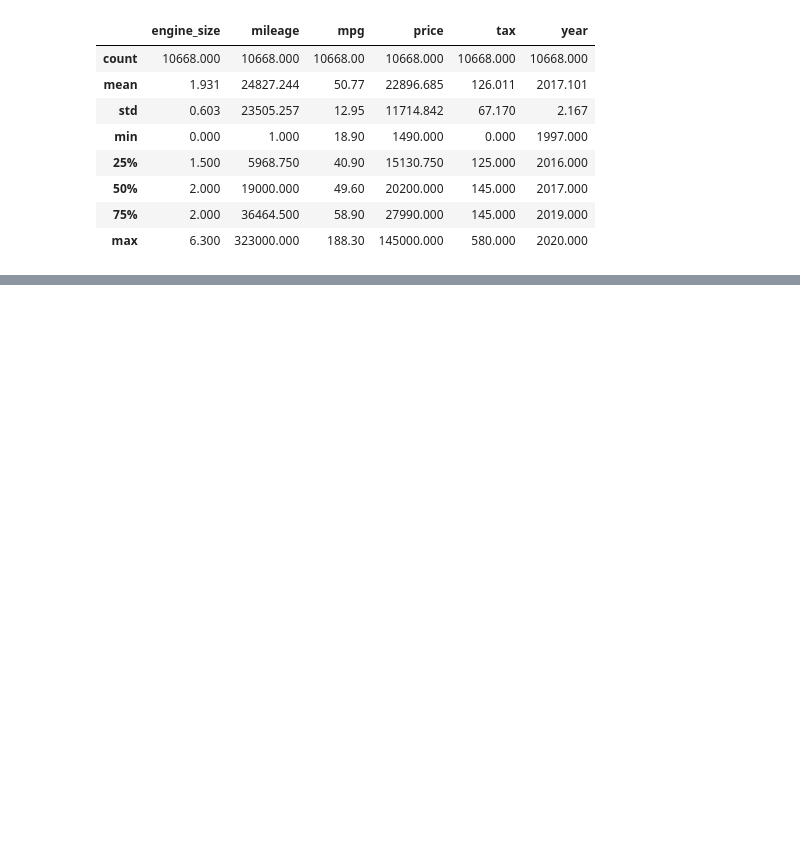
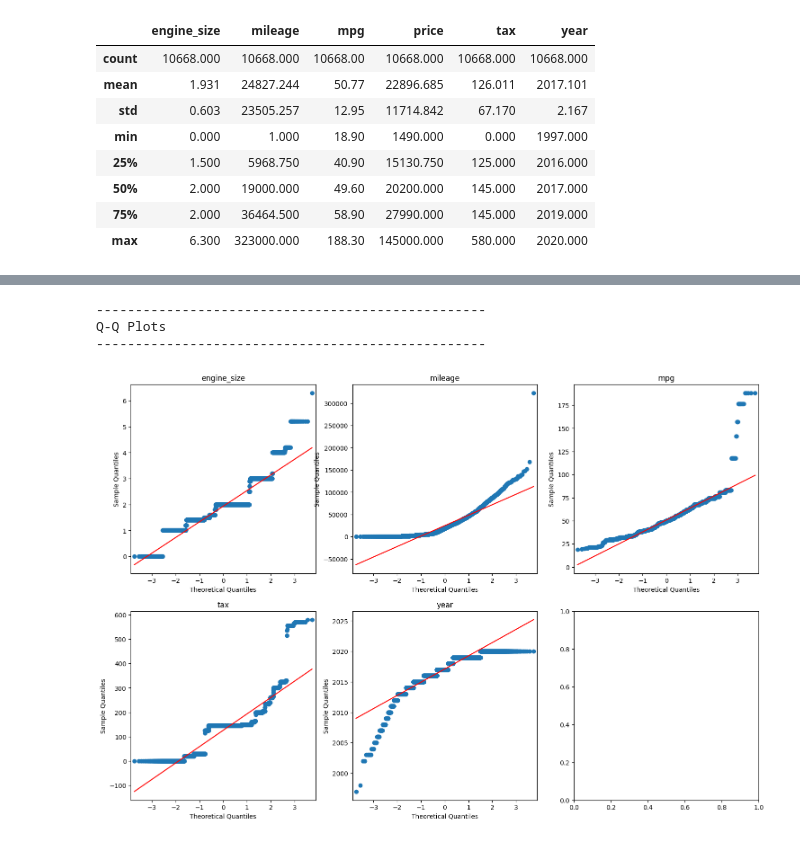
Before and after one commit to daniel-g-p/tensorflow-course, a Jupyter notebook: freecodecamp/10-audi-used-cars-sklearn.ipynb, the cells around one changed output, grey strips where cells are left out. Cells and saved outputs as stored; diff of their text form; code cells hidden in the pictures; blank space fills up the shorter version.

```diff
--- a/freecodecamp/10-audi-used-cars-sklearn.ipynb
+++ b/freecodecamp/10-audi-used-cars-sklearn.ipynb
@@ -136,3 +161,24 @@ Descriptive Statistics
+# %%
+print("--------------------------------------------------")
+print("Q-Q Plots")
+print("--------------------------------------------------")
+
+n_qqplots = len(data[num_features].columns)
+n_qqplot_rows = math.ceil(n_qqplots / 3)
+fig, axes = plt.subplots(ncols=3, nrows=n_qqplot_rows)
+fig.set_size_inches(18, n_qqplot_rows * 6)
+axes = axes.flatten()
+
+for index, column in enumerate(data[num_features].columns):
+    ax = axes[index]
+    ax.set_title(column)
+    ax.set(xlabel=None, ylabel=None)
+    sm.qqplot(data[column], line="s", ax=ax)
+# %% [output]
+--------------------------------------------------
+Q-Q Plots
+--------------------------------------------------
+[figure, added]
 # %%
 print("--------------------------------------------------")
 print("Pairwise Relationships")
```
Also changed, not shown: parts of 12 cells of this notebook.
